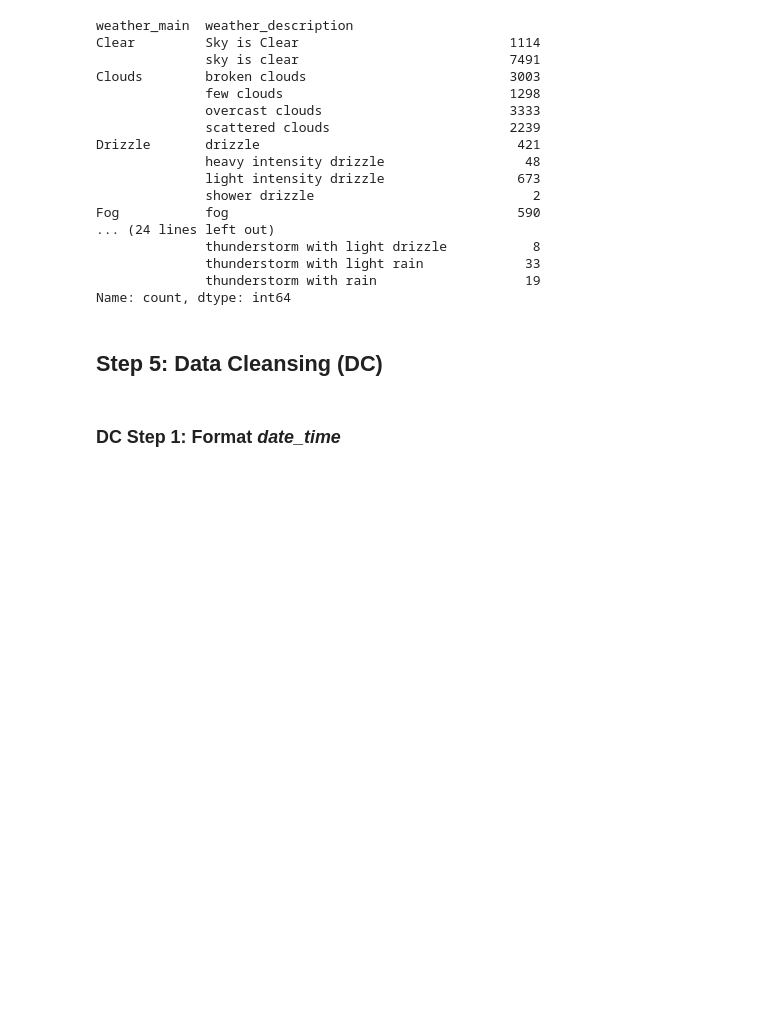
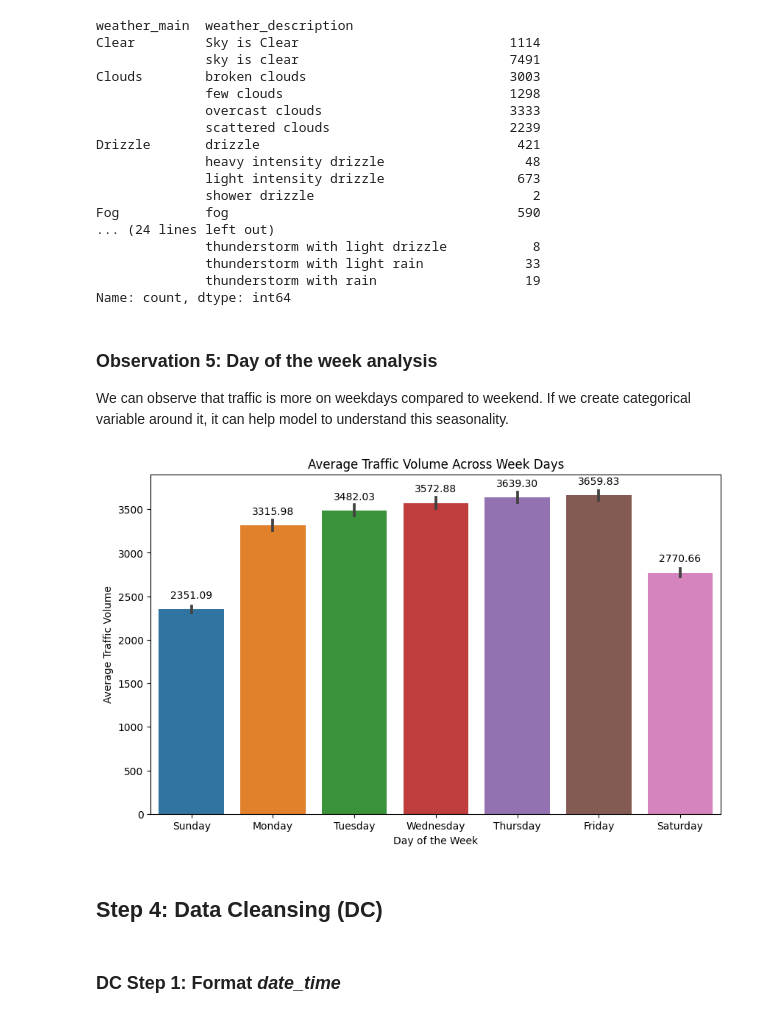
Before and after one commit to vishawjeetd/Traffic-Volume-Predictor, a Jupyter notebook: src/traffic-volume-prediction.ipynb, the cells around one changed output. Saved outputs shown, nothing was run; the diff lists cells and outputs as text; code cells hidden in the pictures; blank space fills up the shorter version.

Commit message:
uploaded latest data

```diff
--- a/src/traffic-volume-prediction.ipynb
+++ b/src/traffic-volume-prediction.ipynb
@@ -202,8 +202,53 @@ Fog           fog                                     590
               thunderstorm with light rain             33
               thunderstorm with rain                   19
 Name: count, dtype: int64
+# %% [markdown]
+### Observation 5: Day of the week analysis
+
+We can observe that traffic is more on weekdays compared to weekend.
+If we create categorical variable around it, it can help model to understand this seasonality.
+# %%
+# Formatting data
+temp=traffic_data
+temp['date_time']=pd.to_datetime(temp['date_time'],format='%d-%m-%Y %H:%M')
+
+# Extract week of the day (Monday=0, Sunday=6) from date_time
+temp['week_day'] = temp['date_time'].dt.weekday
+
+# Map week_day to string representation
+week_day_mapping = {
+    0: 'Monday',
+    1: 'Tuesday',
+    2: 'Wednesday',
+    3: 'Thursday',
+    4: 'Friday',
+    5: 'Saturday',
+    6: 'Sunday'
+}
+temp['week_day_string'] = temp['week_day'].map(week_day_mapping)
+
+# Create a bar plot of average traffic volume across weekday
+# Define the order of days of the week
+week_day_order = ['Sunday', 'Monday', 'Tuesday', 'Wednesday', 'Thursday', 'Friday', 'Saturday']
+
+# Create a bar plot of average traffic volume across week_day
+plt.figure(figsize=(10, 6))
+sns.barplot(data=temp, x='week_day_string', y='traffic_volume', estimator='mean', order=week_day_order)
+plt.title('Average Traffic Volume Across Week Days')
+plt.xlabel('Day of the Week')
+plt.ylabel('Average Traffic Volume')
+
+# Annotate the mean traffic volume on top of each bar
+mean_values = temp.groupby('week_day_string')['traffic_volume'].mean()
+mean_values=mean_values.reindex(week_day_order)
+for i, mean_value in enumerate(mean_values):
+    plt.text(i, mean_value + 100, f'{mean_value:.2f}', ha='center', va='bottom')
+
+plt.show()
+# %% [output]
+[figure, added]
 # %% [markdown]
-## Step 5: Data Cleansing (DC)
+## Step 4: Data Cleansing (DC)
 # %% [markdown]
 ### DC Step 1: Format *date_time*
 # %%
```
Also changed, not shown: parts of 67 cells of this notebook, 5 other files.
